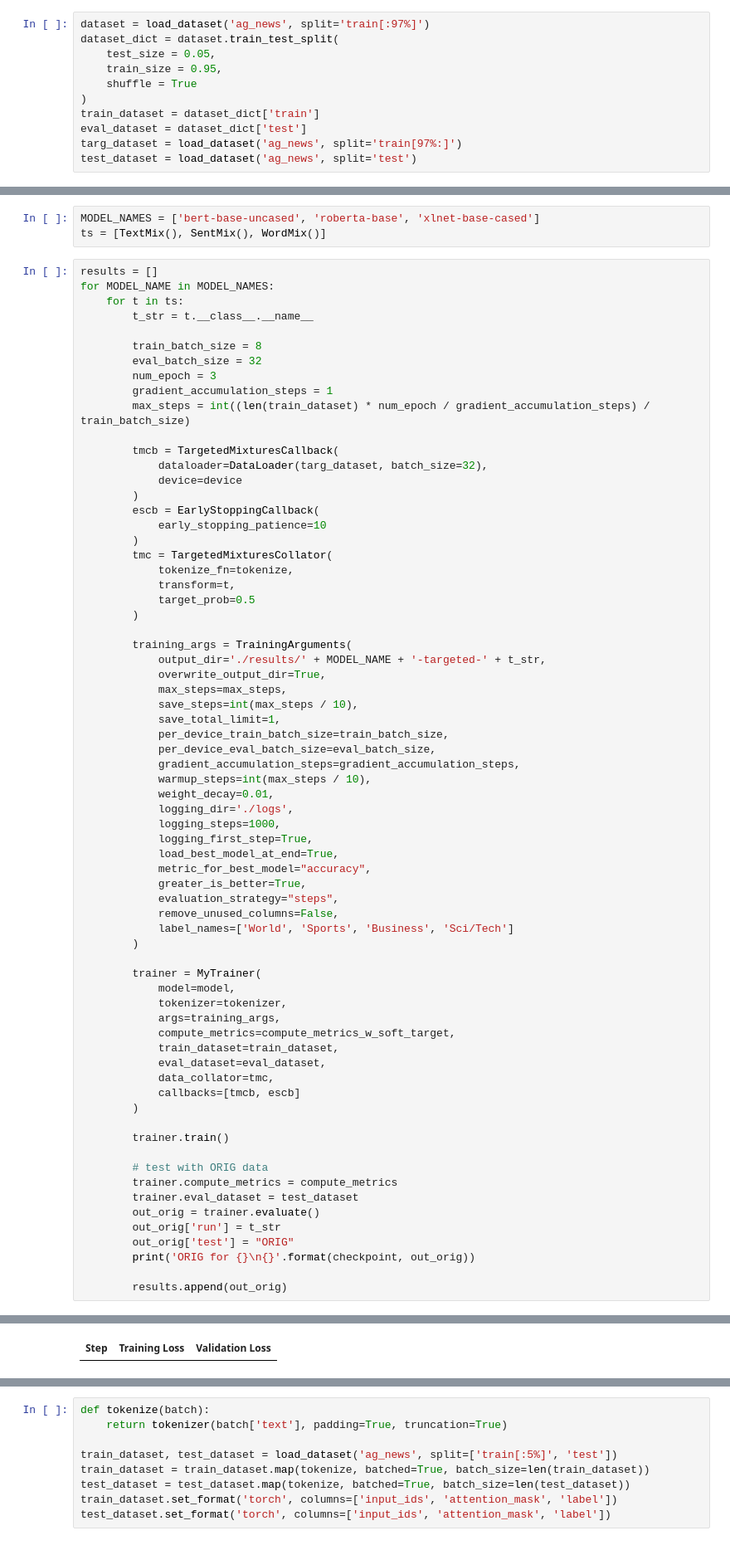
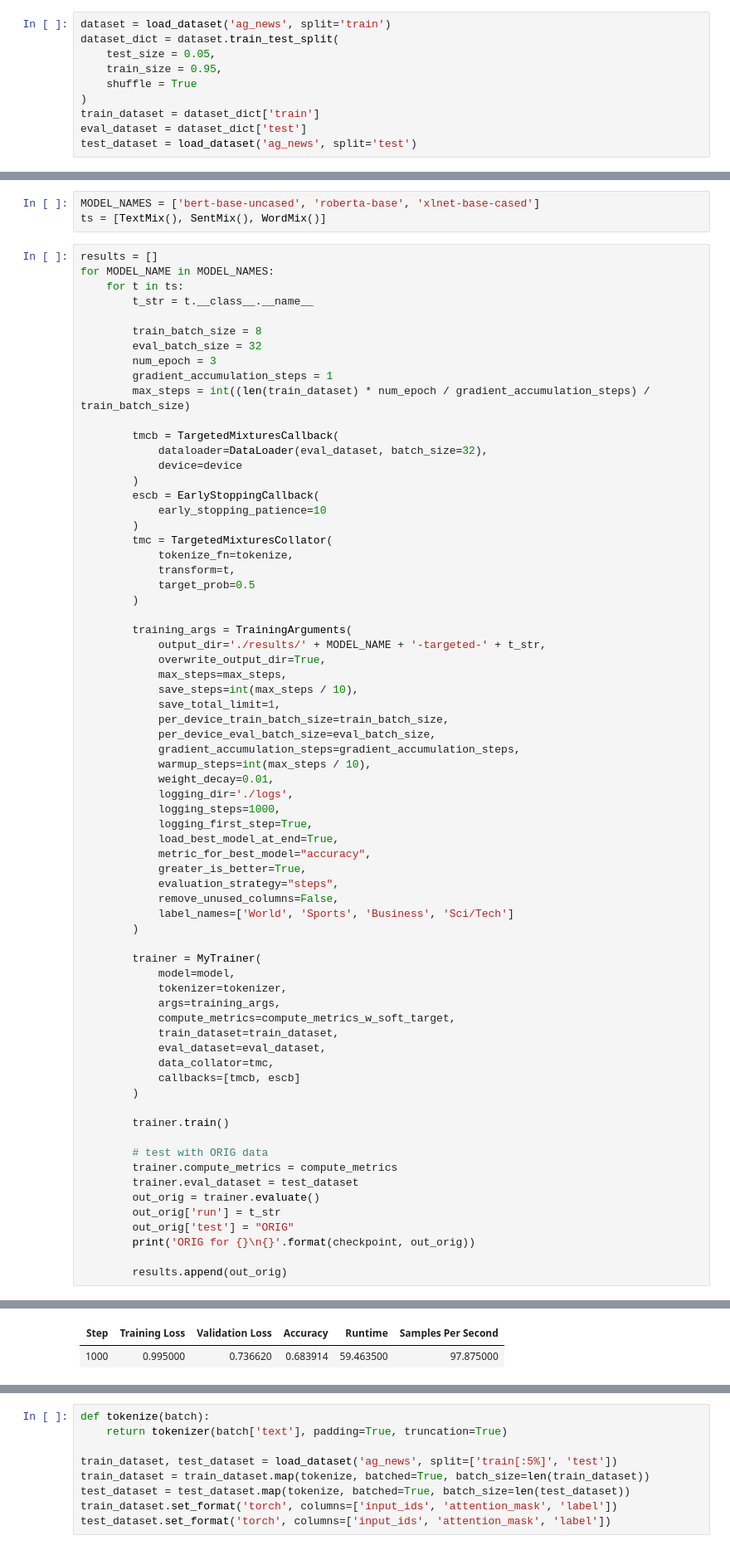
Before and after one commit to asakhala921/Sibyl_eval, a Jupyter notebook: mixtures.ipynb, the cells around one changed output, grey strips where cells are left out. Shown at 83% size. Cells and saved outputs as stored; diff of their text form.

```diff
--- a/mixtures.ipynb
+++ b/mixtures.ipynb
@@ -397,7 +397,7 @@ class TargetedMixturesCollator:
         batch['labels'] = torch.tensor(labels)
         return batch
 # %%
-dataset = load_dataset('ag_news', split='train[:97%]')
+dataset = load_dataset('ag_news', split='train')
 dataset_dict = dataset.train_test_split(
     test_size = 0.05,
     train_size = 0.95,
@@ -405,7 +405,6 @@ dataset_dict = dataset.train_test_split(
 )
 train_dataset = dataset_dict['train']
 eval_dataset = dataset_dict['test']
-targ_dataset = load_dataset('ag_news', split='train[97%:]')
 test_dataset = load_dataset('ag_news', split='test')
 # %% [output]
 Using custom data configuration default
@@ -430,7 +429,7 @@ for MODEL_NAME in MODEL_NAMES:
         max_steps = int((len(train_dataset) * num_epoch / gradient_accumulation_steps) / train_batch_size)
 
         tmcb = TargetedMixturesCallback(
-            dataloader=DataLoader(targ_dataset, batch_size=32),
+            dataloader=DataLoader(eval_dataset, batch_size=32),
             device=device
         )
         escb = EarlyStoppingCallback(
@@ -492 +491,2 @@ TargetedMixturesCollator initialized with TextMix
-| Step | Training Loss | Validation Loss |
+| Step | Training Loss | Validation Loss | Accuracy | Runtime | Samples Per Second |
+| 1000 | 0.995000 | 0.736620 | 0.683914 | 59.463500 | 97.875000 |
```
Also changed, not shown: parts of 2 cells of this notebook.
